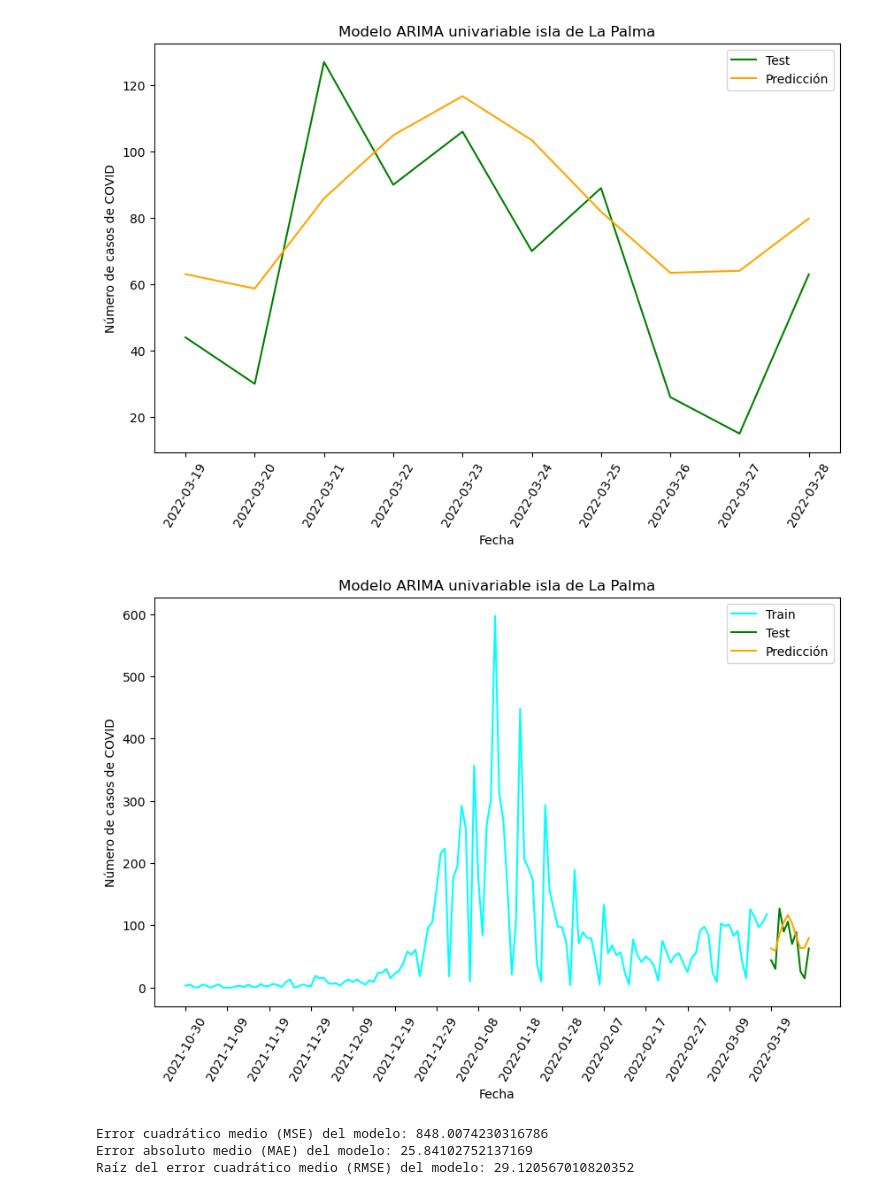
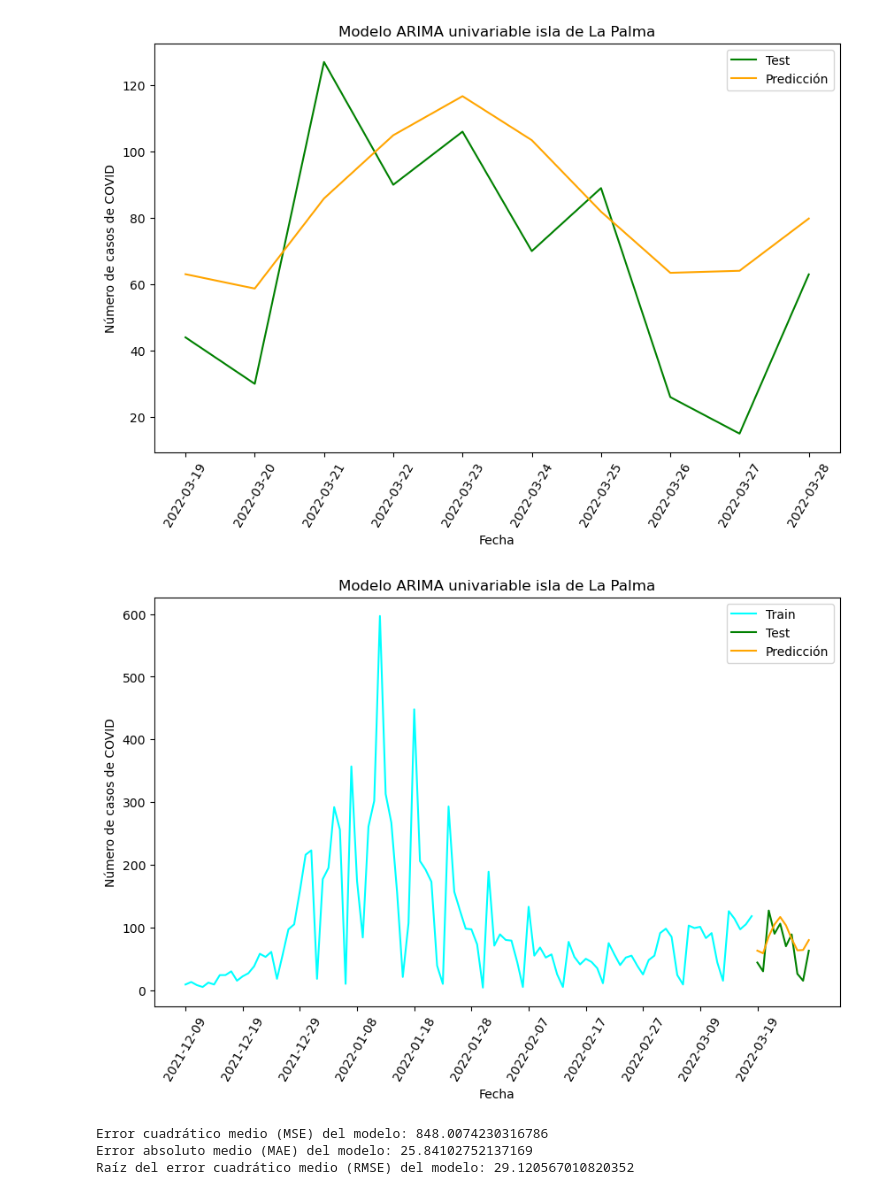
Before and after one commit to jalonsouoc/TFM, a Jupyter notebook: code/ARIMA_LaPalma.ipynb, the cells around one changed output. Saved outputs shown, nothing was run; the diff lists cells and outputs as text; code cells hidden in the pictures.

Commit message:
Correcciones de los ficheros de ARIMA

```diff
--- a/code/ARIMA_LaPalma.ipynb
+++ b/code/ARIMA_LaPalma.ipynb
@@ -138,24 +175,20 @@ datos_islas = pd.read_csv('../data/Final/datos_reduc_final.csv', header=0)
 # %%
-datos_LaPalma = datos_islas[datos_islas['isla'] == 'LA PALMA'].copy()
-
-# Ordenamos por fecha por si los datos devueltos no estuvieran en orden
-datos_LaPalma = datos_LaPalma.sort_values(by='fecha')
-
-# Añadimos como índice de los datos la fecha
-datos_LaPalma.set_index('fecha', inplace=True)
-
-# Variables
-variables_covid = ['pcr_total', 'Urg_cv', 'HPT_cv19', 'CCR_cv19']
-variables_atm = ['tmin', 'tmed', 'presMax']
-variables = ['pcr_total', 'Urg_cv', 'HPT_cv19', 'CCR_cv19','tmin', 'tmed', 'presMax']
+# Variables globales a utilizar en todo el proceso
 
 objetivo = 'numero_casos' # Variable objetivo
 n_dias = 10               # Numero de días correspondiente al conjunto de TEST
+n_dias_train_vis = 100    # Número de días del conjunto de train a visualizar en el conjunto de train
+color_isla = 'cyan'       # Color de la isla en las visualizaciones
+isla = 'La Palma'         # Nombre de la isla para las visualizaciones
 
-# Obtenemos los conjuntos de datos para cada modelo con las variables necesarias para cada uno de ellos
-# Modelo Univariable
-datos_LaPalma_arima_uni = datos_LaPalma['numero_casos']
-datos_LaPalma_arima_mult_covid = datos_LaPalma[[objetivo, 'pcr_total', 'Urg_cv', 'HPT_cv19', 'CCR_cv19']]
-datos_LaPalma_arima_mult_atm = datos_LaPalma[[objetivo, 'tmin', 'tmed', 'presMax']]
-datos_LaPalma_arima_total = datos_LaPalma.copy()
+variables_covid = ['pcr_total', 'Urg_cv', 'HPT_cv19', 'CCR_cv19']   # Atributos para el análisis de las variables pandémicas
+variables_atm = ['tmin', 'tmed', 'presMax']                         # Atributos para el análisis de las variables atmosféricas
+variables = ['pcr_total', 'Urg_cv', 'HPT_cv19', 'CCR_cv19','tmin', 'tmed', 'presMax'] # Atributos para el análisis de todas las variables
+# %%
+# Obtenemos los conjuntos de datos para cada modelo con las variables necesarias para cada uno de ellos
+
+datos_LaPalma_arima_uni = datos_LaPalma[objetivo]               # Datos modelo Univariable
+datos_LaPalma_arima_mult_covid = datos_LaPalma[[objetivo] + variables_covid] # Datos modelo Multivariable con datos pandémicos
+datos_LaPalma_arima_mult_atm = datos_LaPalma[[objetivo] + variables_atm]     # Datos modelo Multivariable con datos atmosféricos
+datos_LaPalma_arima_total = datos_LaPalma.copy()                # Datos modelo Multivariable con todos los datos
 # %%
@@ -218,9 +250,9 @@ visualizar_dif_pred_test(test, pred, '', tit)
 # %% [output]
 [figure]
 # %%
-visualizar_historico(train, test, pred, '', 140, tit)
+visualizar_historico(train, test, pred, '', n_dias_train_vis, tit, color_isla)
 # %% [output]
-[figure, old version]
+[figure, new version]
 # %%
 mae, mse, rmse = obtener_errores(test, pred)
 
```
Also changed, not shown: parts of 12 cells of this notebook, 1 other file.
